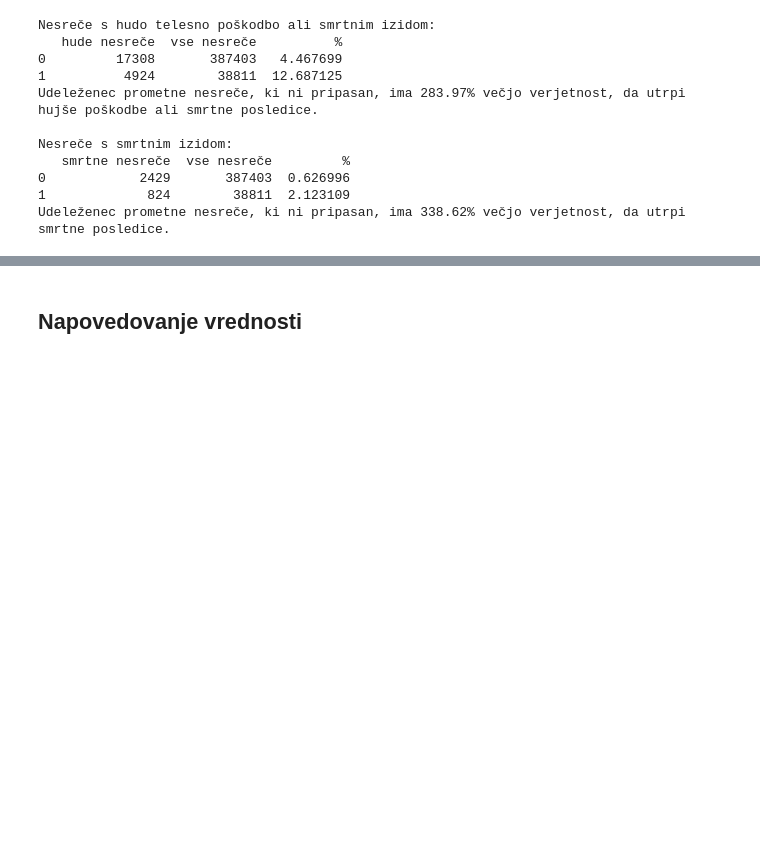
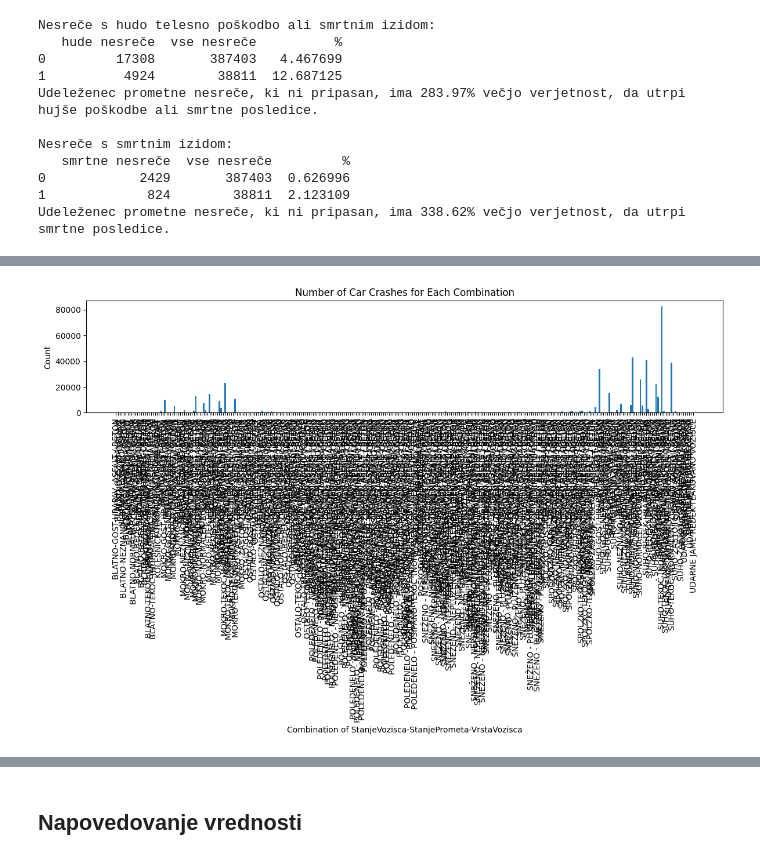
Before and after one commit to xp3rt4g/PR22TPTJAG, a Jupyter notebook: prometne.ipynb, the cells around one changed output, grey strips where cells are left out. Drawn from its saved outputs; the diff is of its cells as text; code cells hidden in the pictures; blank space fills up the shorter version.

```diff
--- a/prometne.ipynb
+++ b/prometne.ipynb
@@ -414,0 +493,13 @@ Udeleženec prometne nesreče, ki ni pripasan, ima 338.62% večjo verjetnost, da
+# %%
+# Group the data by the fields "StanjeVozisca," "StanjePrometa," and "VrstaVozisca" and calculate count and percentage
+grouped_data = dataAll.groupby(
+    ["StanjeVozisca", "StanjePrometa", "VrstaVozisca"]).size().reset_index(name='Count')
+grouped_data["Percentage"] = (grouped_data["Count"] / len(dataAll)) * 100
+
+# Sort the DataFrame by count in descending order
+sorted_data = grouped_data.sort_values(by='Count', ascending=False)
+
+# Create a new pandas DataFrame
+result_df = sorted_data.copy()
+
+print(result_df)
@@ -414,0 +521,13 @@ Udeleženec prometne nesreče, ki ni pripasan, ima 338.62% večjo verjetnost, da
+# %%
+# Plotting the data
+plt.figure(figsize=(12, 8))
+plt.bar(result_df.index, result_df['Count'])
+plt.xticks(result_df.index, result_df['StanjeVozisca'] + '-' +
+           result_df['StanjePrometa'] + '-' + result_df['VrstaVozisca'], rotation=90)
+plt.xlabel('Combination of StanjeVozisca-StanjePrometa-VrstaVozisca')
+plt.ylabel('Count')
+plt.title('Number of Car Crashes for Each Combination')
+plt.tight_layout()
+plt.show()
+# %% [output]
+[figure, added]
```
Also changed, not shown: parts of 7 cells of this notebook.
